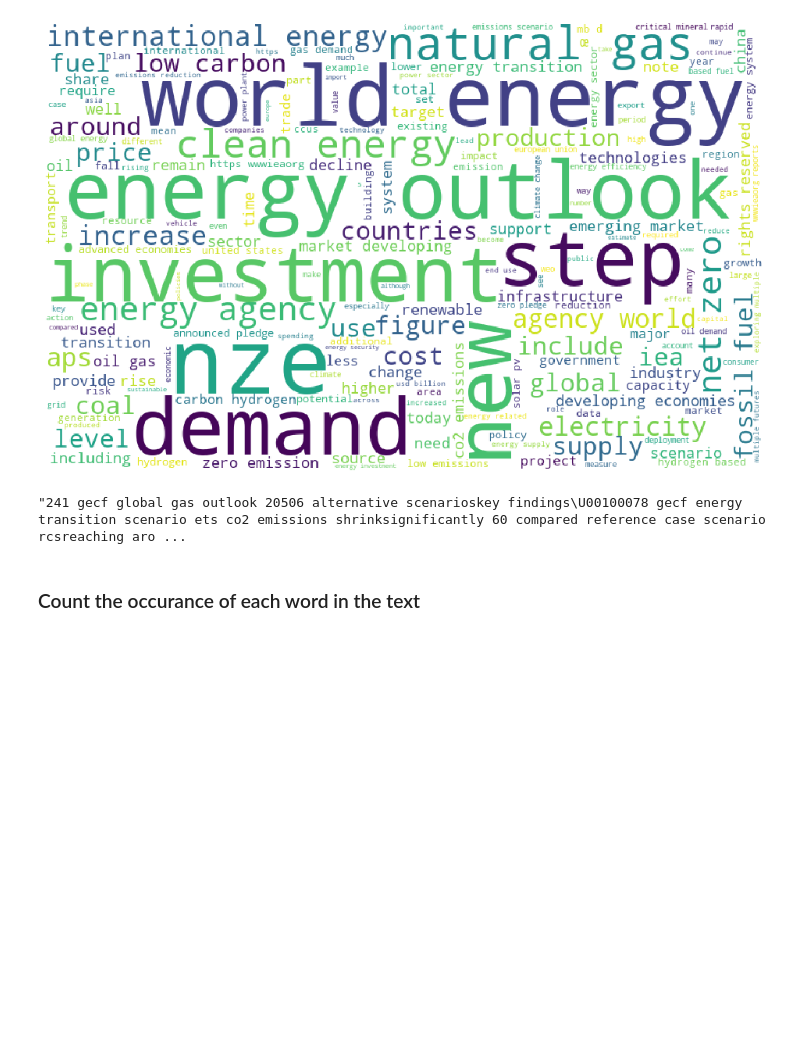
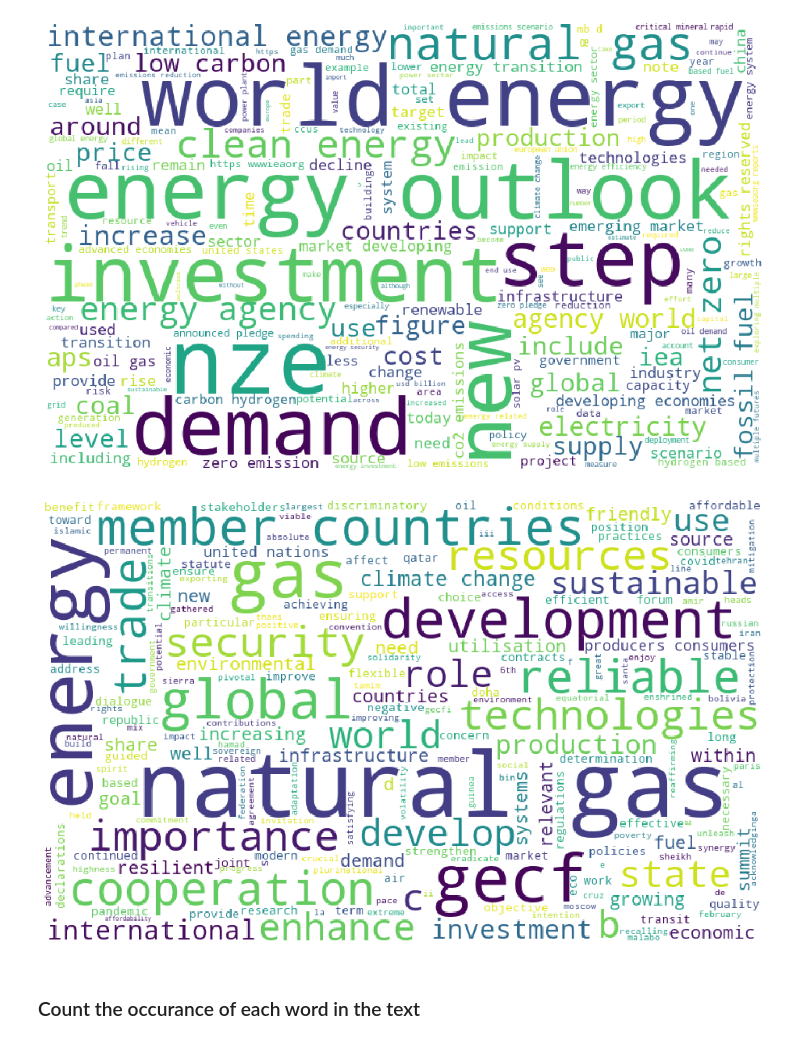
Before and after one commit to muadelm/PDF_report_to_WordCloud, a Jupyter notebook: PDF report_ what do reports say-Papers-Functions_FullCode.ipynb, the cells around one changed output. Drawn from its saved outputs; the diff is of its cells as text; code cells hidden in the pictures; blank space fills up the shorter version.

```diff
--- a/PDF report_ what do reports say-Papers-Functions_FullCode.ipynb
+++ b/PDF report_ what do reports say-Papers-Functions_FullCode.ipynb
@@ -214,10 +288,14 @@ def text_to_cloud(text_obj, stem):
 
     wordcloud_low = WordCloud( width = 800, height = 500, random_state = 24,background_color='white',
                              max_font_size = 100).generate(text_total_tocloud)
+
+
+
+
     plt.figure(figsize=(15,8))
     plt.axis('off')
     plt.imshow(wordcloud_low)
-    plt.tight_layout(pad = 0)
+    plt.tight_layout(pad = 1)
     plt.show()
 # %%
 doc_to_cloud('IEA - World Energy Outlook 2021.pdf', 1)
@@ -227,11 +305,10 @@ doc_to_cloud('IEA - World Energy Outlook 2021.pdf', 1)
 doc_to_cloud('IEA - World Energy Outlook 2021.pdf', 2)
 # %% [output]
 [figure]
-# %%
-# confirmation check on the text
-text_total_tocloud
-# %% [output]
-"241 gecf global gas outlook 20506 alternative scenarioskey findings\U00100078 gecf energy transition scenario ets co2 emissions shrinksignificantly 60 compared reference case scenario rcsreaching aro ...
+# %%
+text_to_cloud(text_to_analyze, 0)
+# %% [output]
+[figure, added]
 # %% [markdown]
 ### Count the occurance of each word in the text
 # %%
```
Also changed, not shown: parts of 2 cells of this notebook, 1 other file.
